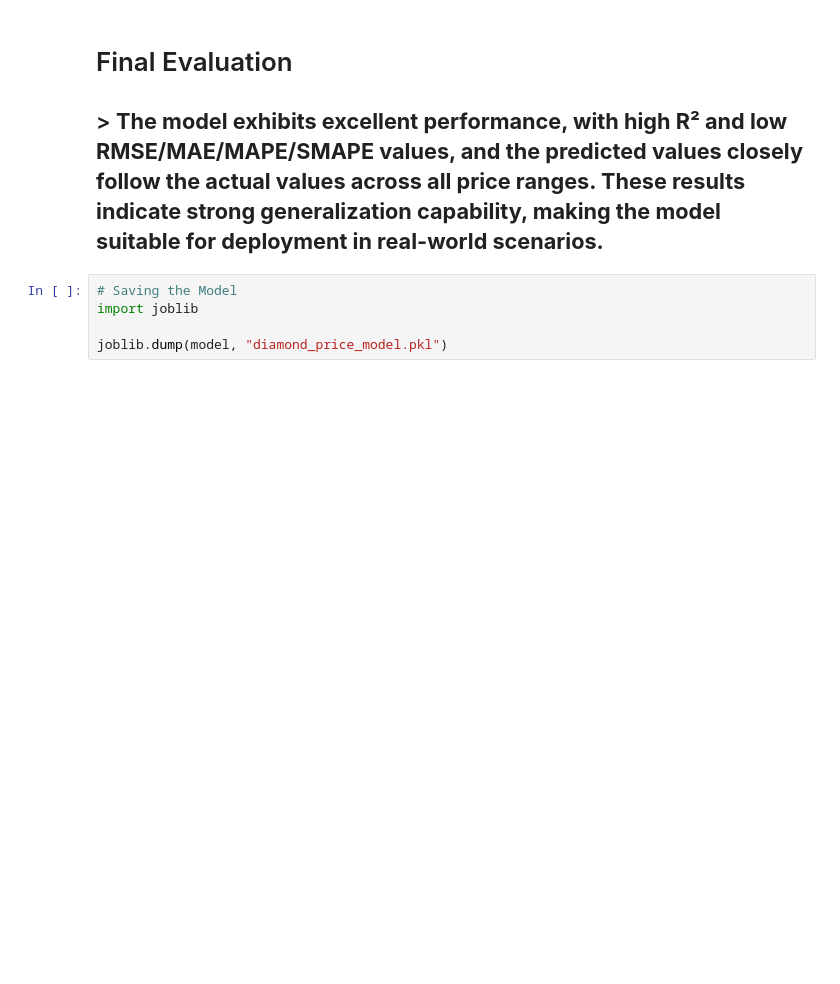
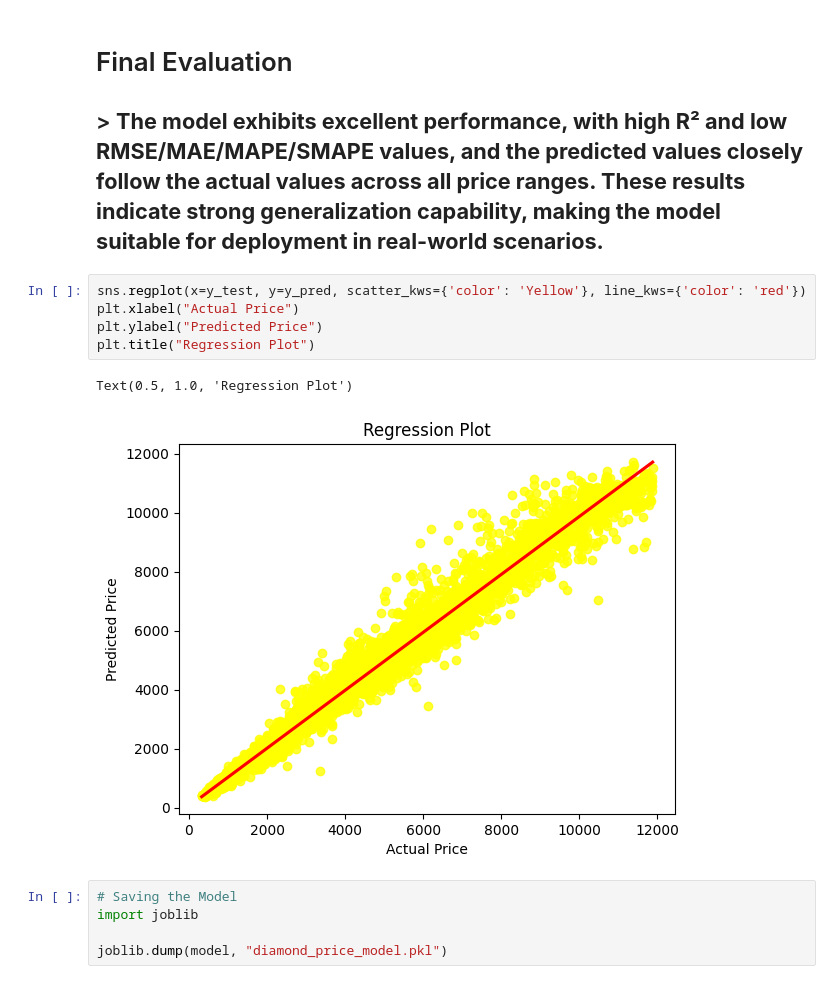
Before and after one commit to Pranav-Uniyal/Kaggle-Machinist, a Jupyter notebook: diamond-price-prediction.ipynb, the cells around one changed output. Cells and saved outputs as stored; diff of their text form; blank space fills up the shorter version.

Commit message:
Kaggle Notebook | Diamond Price Prediction | R2-Score 0.98 | Version 3

```diff
--- a/diamond-price-prediction.ipynb
+++ b/diamond-price-prediction.ipynb
@@ -271,6 +271,14 @@ Text(0.5, 1.0, 'Actual vs Predicted')
 # %% [markdown]
 # Final Evaluation
 ## > **The model exhibits excellent performance, with high R² and low RMSE/MAE/MAPE/SMAPE values, and the predicted values closely follow the actual values across all price ranges. These results indicate strong generalization capability, making the model suitable for deployment in real-world scenarios.**
+# %%
+sns.regplot(x=y_test, y=y_pred, scatter_kws={'color': 'Yellow'}, line_kws={'color': 'red'})
+plt.xlabel("Actual Price")
+plt.ylabel("Predicted Price")
+plt.title("Regression Plot")
+# %% [output]
+Text(0.5, 1.0, 'Regression Plot')
+[figure, added]
 # %%
 # Saving the Model
 import joblib
```
